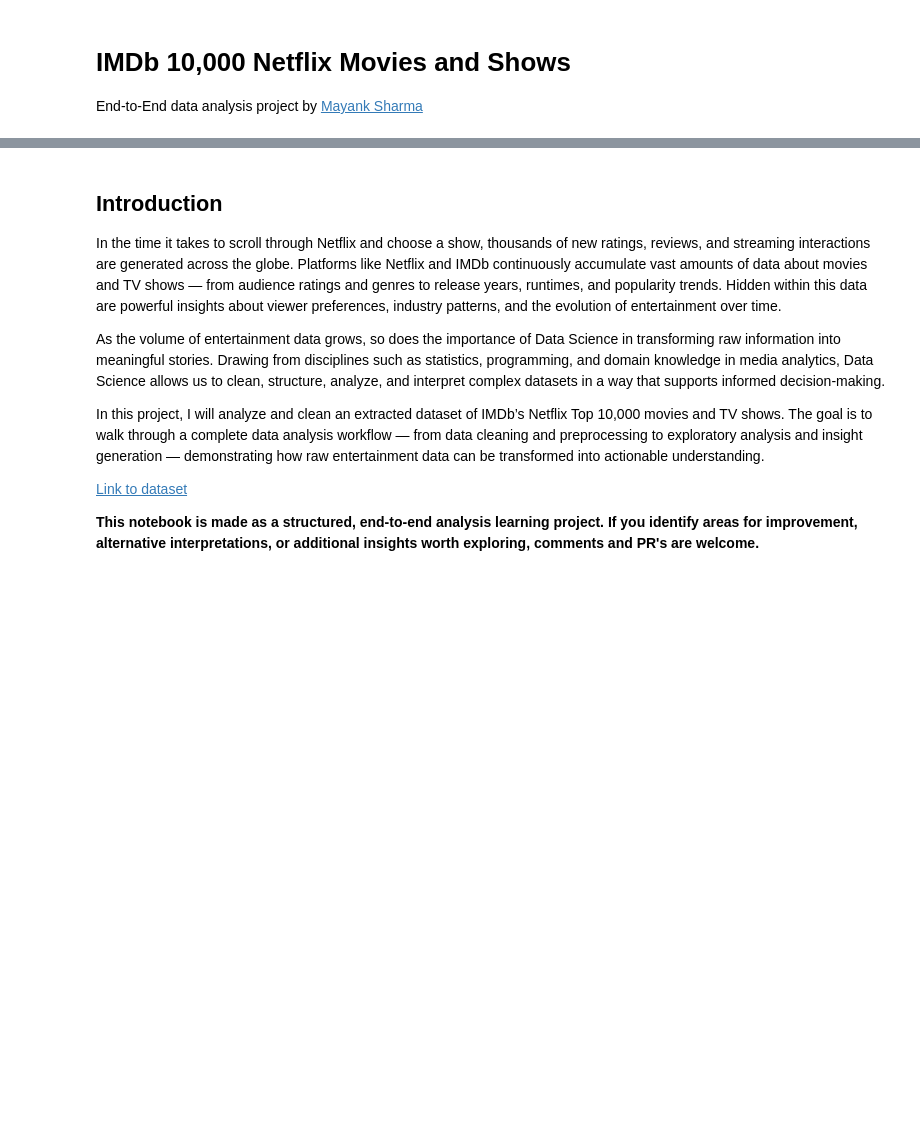
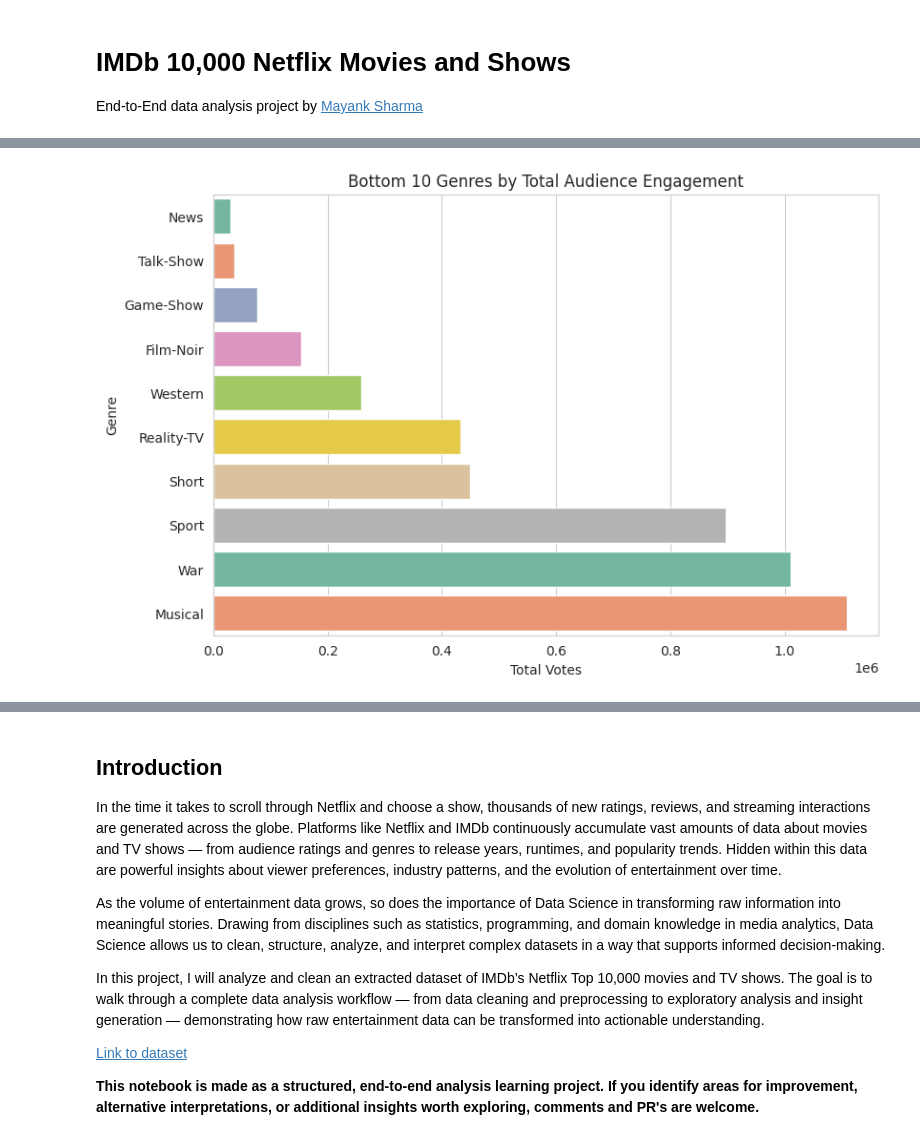
Before and after one commit to mayanksreal/data-preparation, a Jupyter notebook: 07_Cleanup_Exercise.ipynb, the cells around one changed output, grey strips where cells are left out. Saved outputs shown, nothing was run; the diff lists cells and outputs as text; code cells hidden in the pictures; blank space fills up the shorter version.

```diff
--- a/07_Cleanup_Exercise.ipynb
+++ b/07_Cleanup_Exercise.ipynb
@@ -20,0 +30,4 @@ End-to-End data analysis project by [Mayank Sharma](https://https://github.com/m
+# %%
+bottom_10_views()
+# %% [output]
+[figure, added]
```
Also changed, not shown: parts of 76 cells of this notebook.
